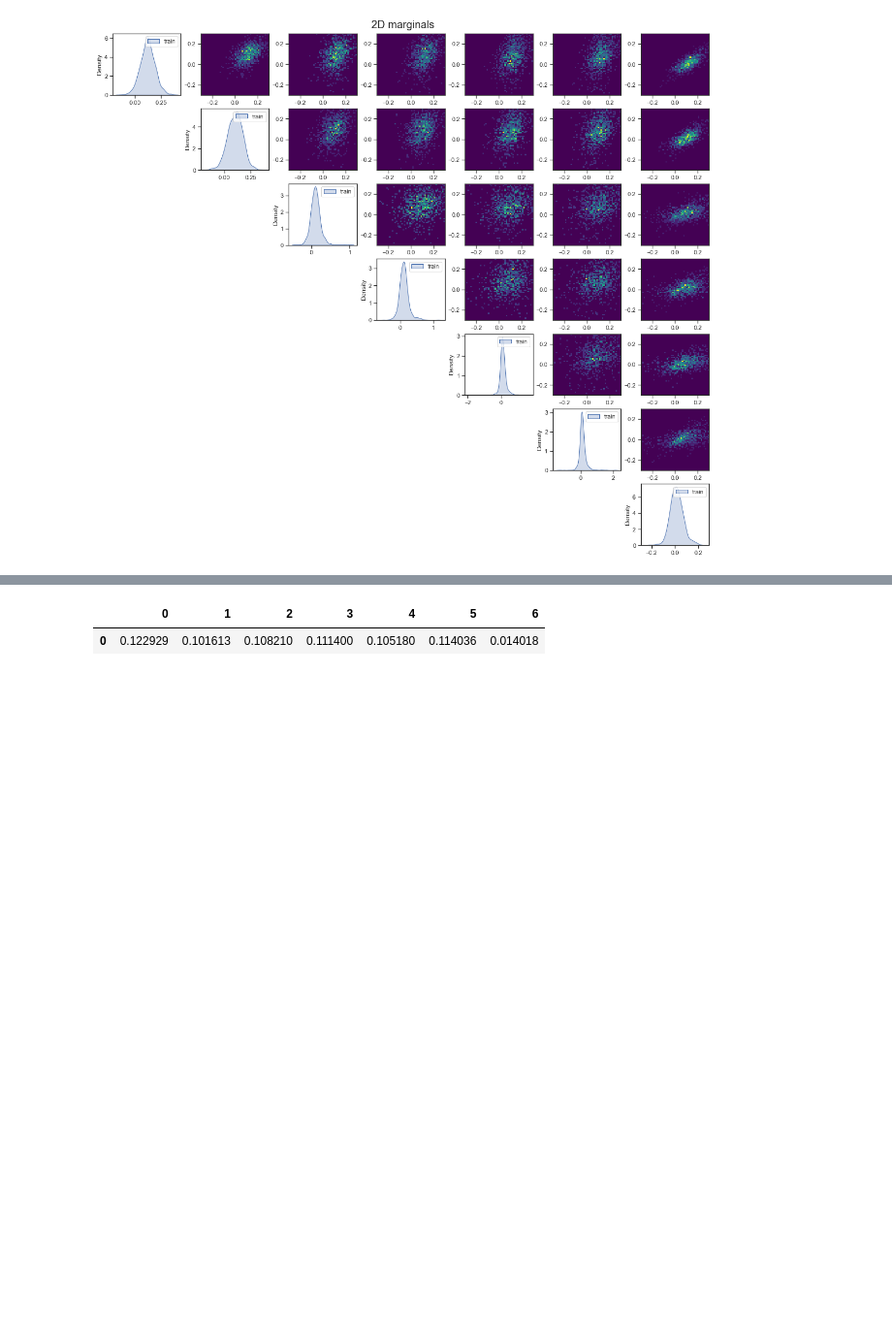
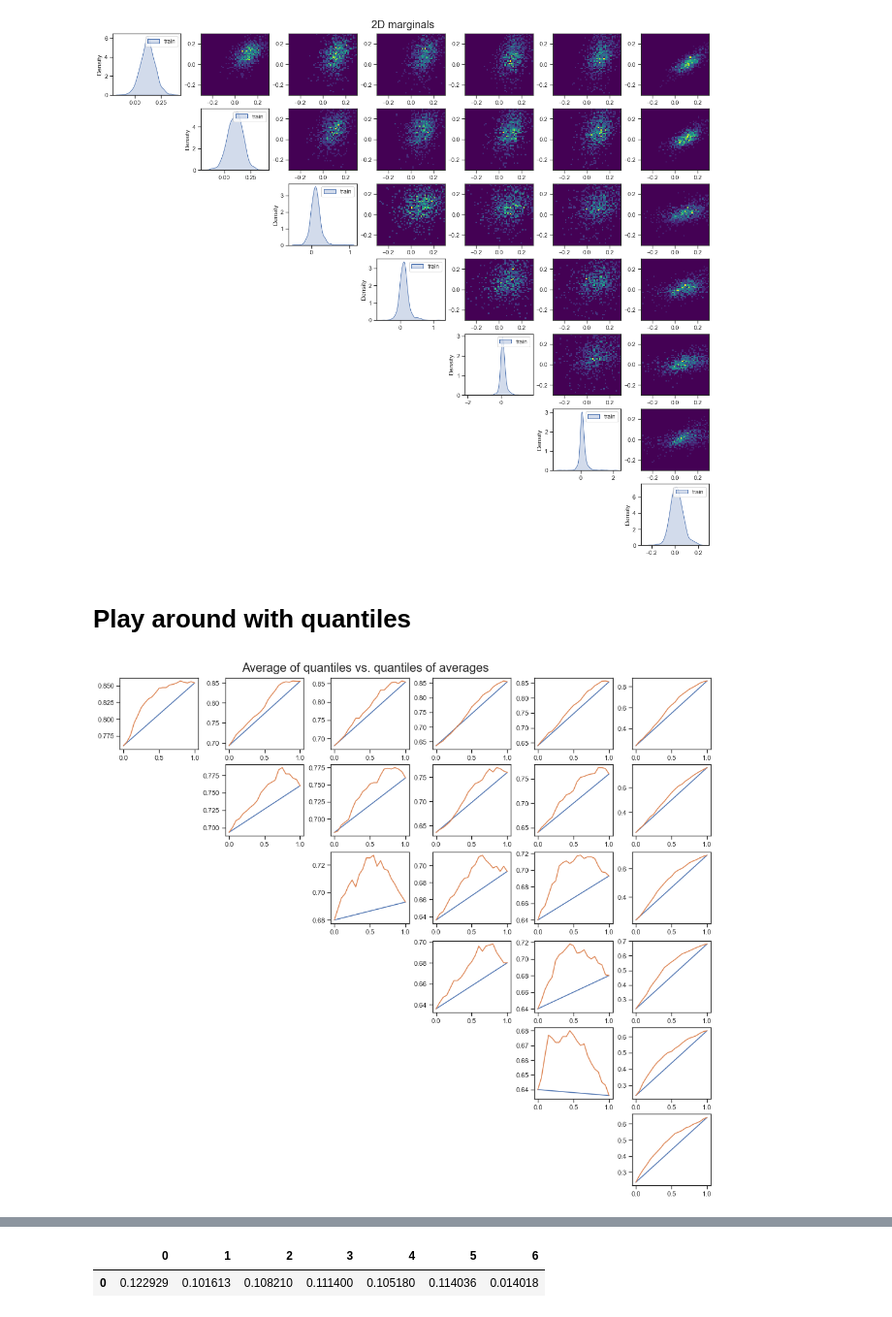
Before and after one commit to starovoitovs/defi, a Jupyter notebook: generator_cvar.ipynb, the cells around one changed output, grey strips where cells are left out. Shown: that part at 97% size. Saved outputs shown, nothing was run; the diff lists cells and outputs as text; code cells hidden in the pictures; blank space fills up the shorter version.

```diff
--- a/generator_cvar.ipynb
+++ b/generator_cvar.ipynb
@@ -103,3 +103,27 @@ plt.legend()
 plot_2d(log_ret)
 # %% [output]
 [figure]
+# %% [markdown]
+# Play around with quantiles
+# %%
+n_assets = 7
+
+fig, ax = plt.subplots(nrows=n_assets, ncols=n_assets, figsize=(2 * n_assets + 2, 2 * n_assets), constrained_layout=True)
+fig.suptitle('Average of quantiles vs. quantiles of averages', fontsize=20)
+
+for i in range(n_assets):
+    for j in range(n_assets):
+        if i < j:
+            q0, q1 = np.mean(log_ret[:, i] >= 0.05), np.mean(log_ret[:, j] >= 0.05)
+
+            ws = np.linspace(0, 1, 21)
+            ps0 = ws * q0 + (1 - ws) * q1
+            ps1 = np.mean(ws[:, None] @ log_ret[:, i][None, :] + ((1 - ws[:, None]) @ log_ret[:, j][None, :]) >= 0.05, axis=1)
+
+            ax[i][j].plot(ws, ps0)
+            ax[i][j].plot(ws, ps1)
+
+        if i >= j:
+            fig.delaxes(ax[i][j])
+# %% [output]
+[figure, added]
```
Also changed, not shown: parts of 1 cell of this notebook.
